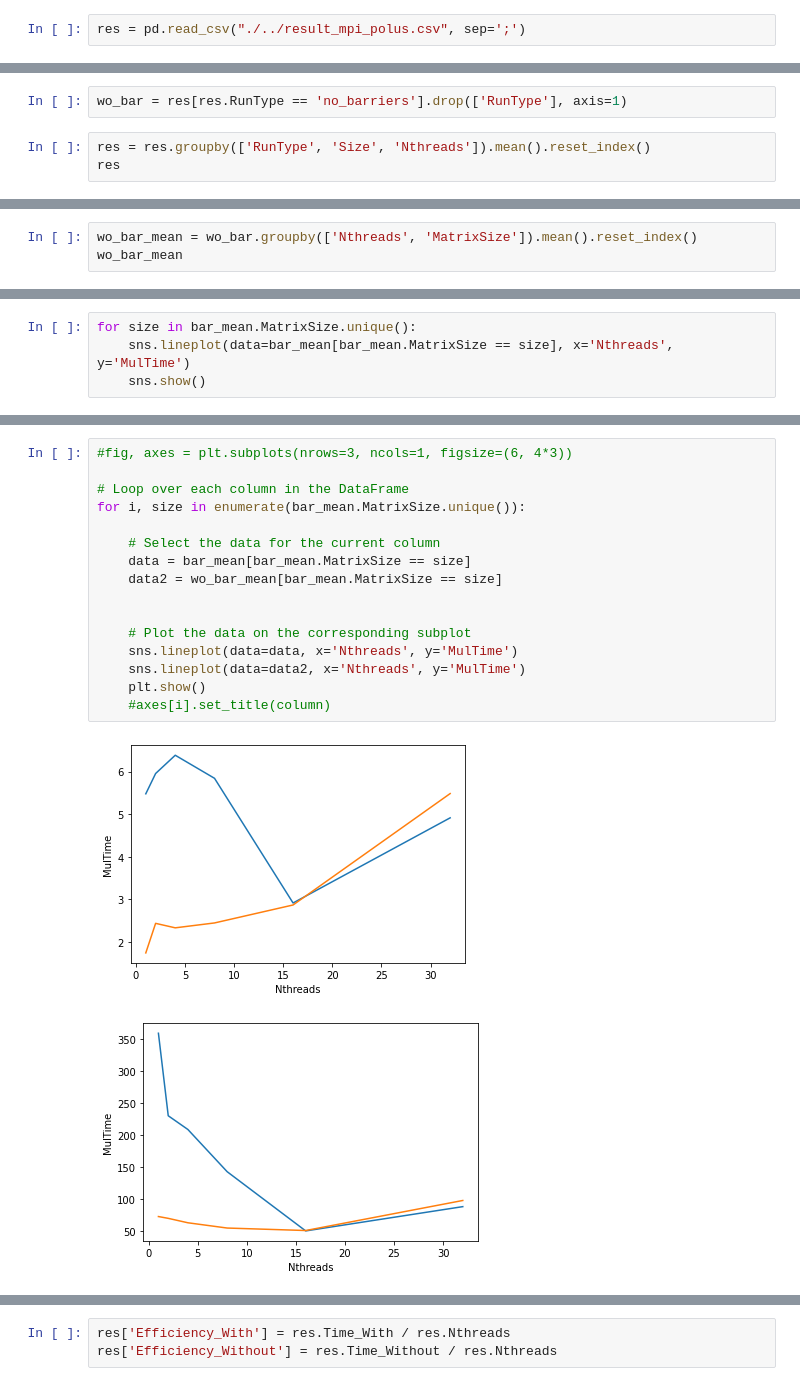
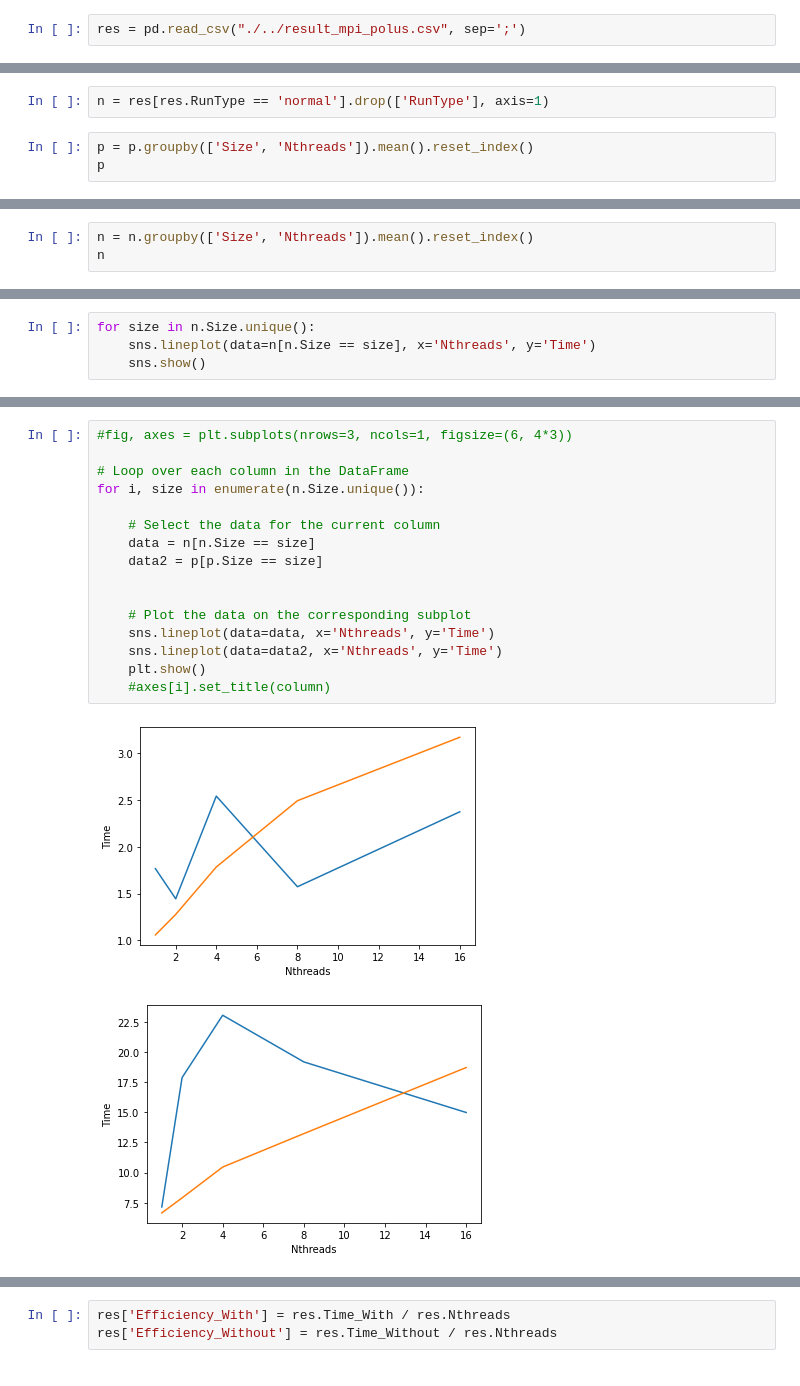
Before and after one commit to Arbuz-Nick/prac, a Jupyter notebook: sem8/mpi/Отчет/analytics.ipynb, the cells around one changed output, grey strips where cells are left out. Drawn from its saved outputs; the diff is of its cells as text.

```diff
--- a/sem8/mpi/Отчет/analytics.ipynb
+++ b/sem8/mpi/Отчет/analytics.ipynb
@@ -25,6 +25,6 @@ bar = res[res.RunType == 'barriers'].drop(['RunType'], axis=1)
 # %%
-wo_bar = res[res.RunType == 'no_barriers'].drop(['RunType'], axis=1)
+n = res[res.RunType == 'normal'].drop(['RunType'], axis=1)
 # %%
-res = res.groupby(['RunType', 'Size', 'Nthreads']).mean().reset_index()
-res
+p = p.groupby(['Size', 'Nthreads']).mean().reset_index()
+p
 # %% [output]
@@ -48,4 +42,4 @@ res
 # %%
-wo_bar_mean = wo_bar.groupby(['Nthreads', 'MatrixSize']).mean().reset_index()
-wo_bar_mean
+n = n.groupby(['Size', 'Nthreads']).mean().reset_index()
+n
 # %% [output]
@@ -69,6 +57,6 @@ wo_bar_mean
 # %%
-for size in bar_mean.MatrixSize.unique():
-    sns.lineplot(data=bar_mean[bar_mean.MatrixSize == size], x='Nthreads', y='MulTime')
+for size in n.Size.unique():
+    sns.lineplot(data=n[n.Size == size], x='Nthreads', y='Time')
     sns.show()
 # %% [output]
 AttributeError: module 'seaborn' has no attribute 'show'
@@ -76,19 +64,19 @@ AttributeError: module 'seaborn' has no attribute 'show'
 # %%
 #fig, axes = plt.subplots(nrows=3, ncols=1, figsize=(6, 4*3))
 
 # Loop over each column in the DataFrame
-for i, size in enumerate(bar_mean.MatrixSize.unique()):
+for i, size in enumerate(n.Size.unique()):
 
     # Select the data for the current column
-    data = bar_mean[bar_mean.MatrixSize == size]
-    data2 = wo_bar_mean[bar_mean.MatrixSize == size]
+    data = n[n.Size == size]
+    data2 = p[p.Size == size]
 
 
     # Plot the data on the corresponding subplot
-    sns.lineplot(data=data, x='Nthreads', y='MulTime')
-    sns.lineplot(data=data2, x='Nthreads', y='MulTime')
+    sns.lineplot(data=data, x='Nthreads', y='Time')
+    sns.lineplot(data=data2, x='Nthreads', y='Time')
     plt.show()
     #axes[i].set_title(column)
 # %% [output]
-[figure, old version]
+[figure, new version]
-[figure, old version]
+[figure, new version]
```
Also changed, not shown: parts of 12 cells of this notebook, 14 other files.
